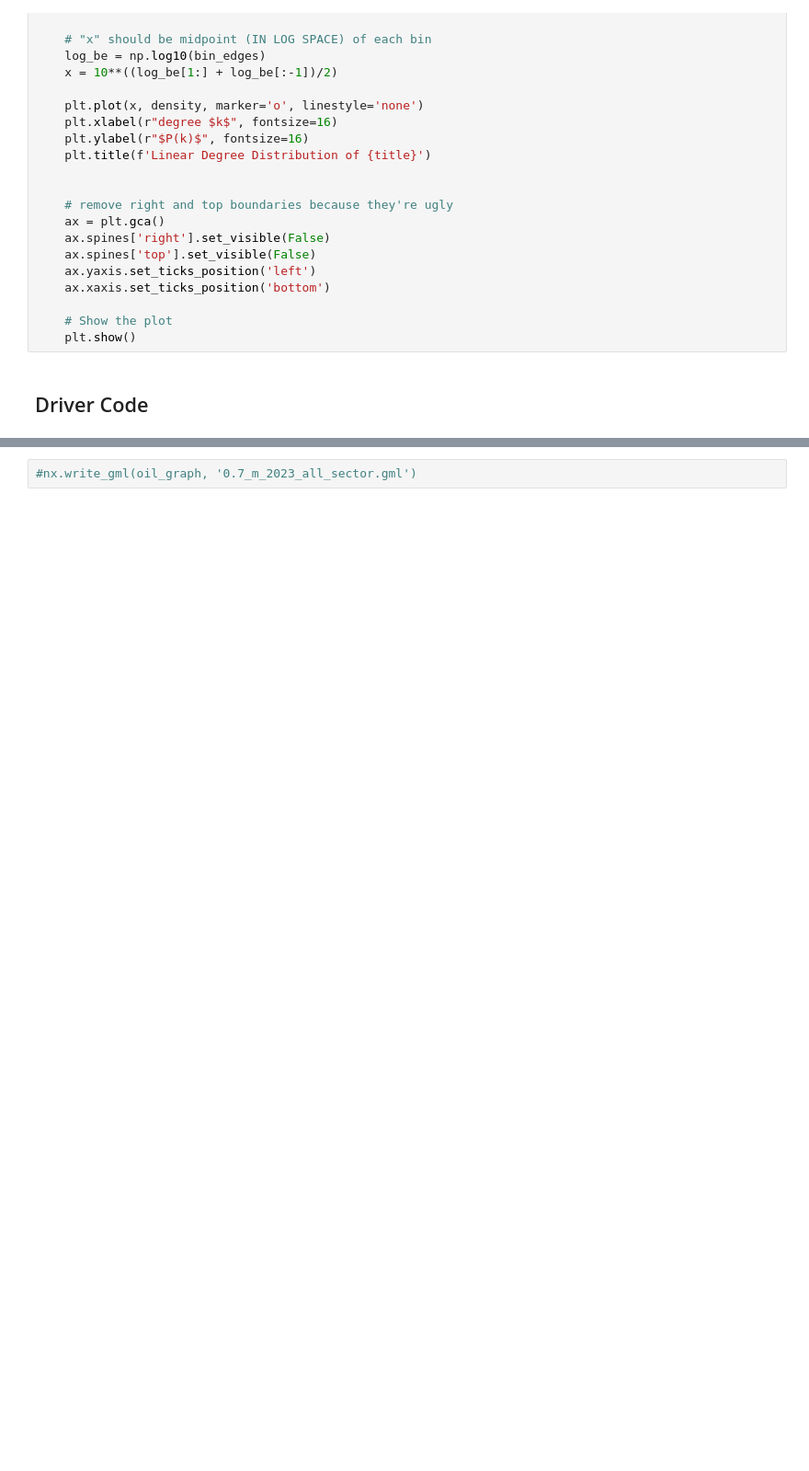
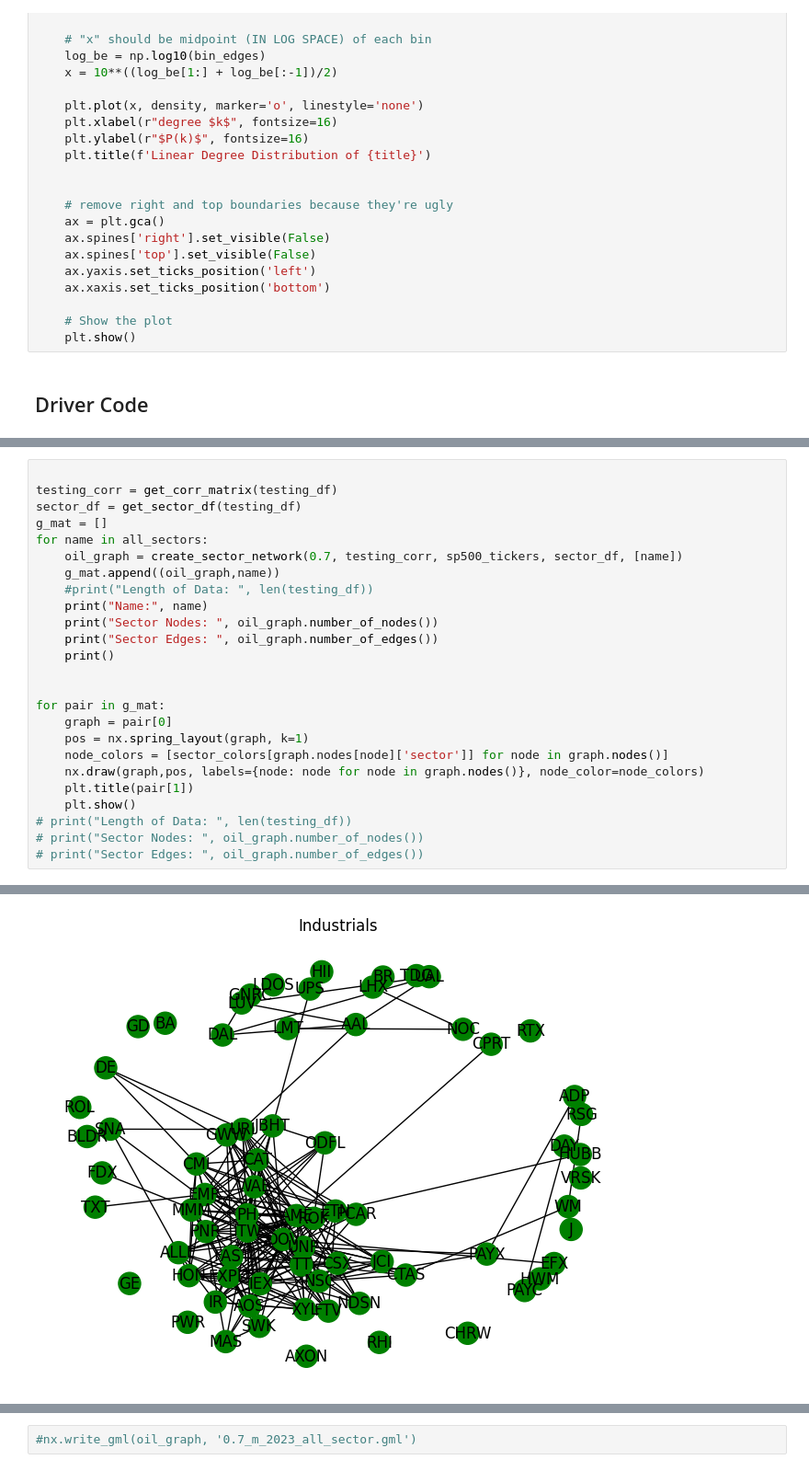
Before and after one commit to haydenac11/572-Project, a Jupyter notebook: hayden_plotting.ipynb, the cells around one changed output, grey strips where cells are left out. Shown at 92% size. Drawn from its saved outputs; the diff is of its cells as text; blank space fills up the shorter version.

```diff
--- a/hayden_plotting.ipynb
+++ b/hayden_plotting.ipynb
@@ -318,0 +325,26 @@ nx.draw(oil_graph,pos, labels={node: node for node in oil_graph.nodes()}, node_c
+# %%
+
+testing_corr = get_corr_matrix(testing_df)
+sector_df = get_sector_df(testing_df)
+g_mat = []
+for name in all_sectors:
+    oil_graph = create_sector_network(0.7, testing_corr, sp500_tickers, sector_df, [name])
+    g_mat.append((oil_graph,name))
+    #print("Length of Data: ", len(testing_df))
+    print("Name:", name)
+    print("Sector Nodes: ", oil_graph.number_of_nodes())
+    print("Sector Edges: ", oil_graph.number_of_edges())
+    print()
+
+
+for pair in g_mat:
+    graph = pair[0]
+    pos = nx.spring_layout(graph, k=1)
+    node_colors = [sector_colors[graph.nodes[node]['sector']] for node in graph.nodes()]
+    nx.draw(graph,pos, labels={node: node for node in graph.nodes()}, node_color=node_colors)
+    plt.title(pair[1])
+    plt.show()
+# print("Length of Data: ", len(testing_df))
+# print("Sector Nodes: ", oil_graph.number_of_nodes())
+# print("Sector Edges: ", oil_graph.number_of_edges())
+# %% [output]
@@ -318,0 +368 @@ nx.draw(oil_graph,pos, labels={node: node for node in oil_graph.nodes()}, node_c
+[figure, added]
```
Also changed, not shown: parts of 3 cells of this notebook.
